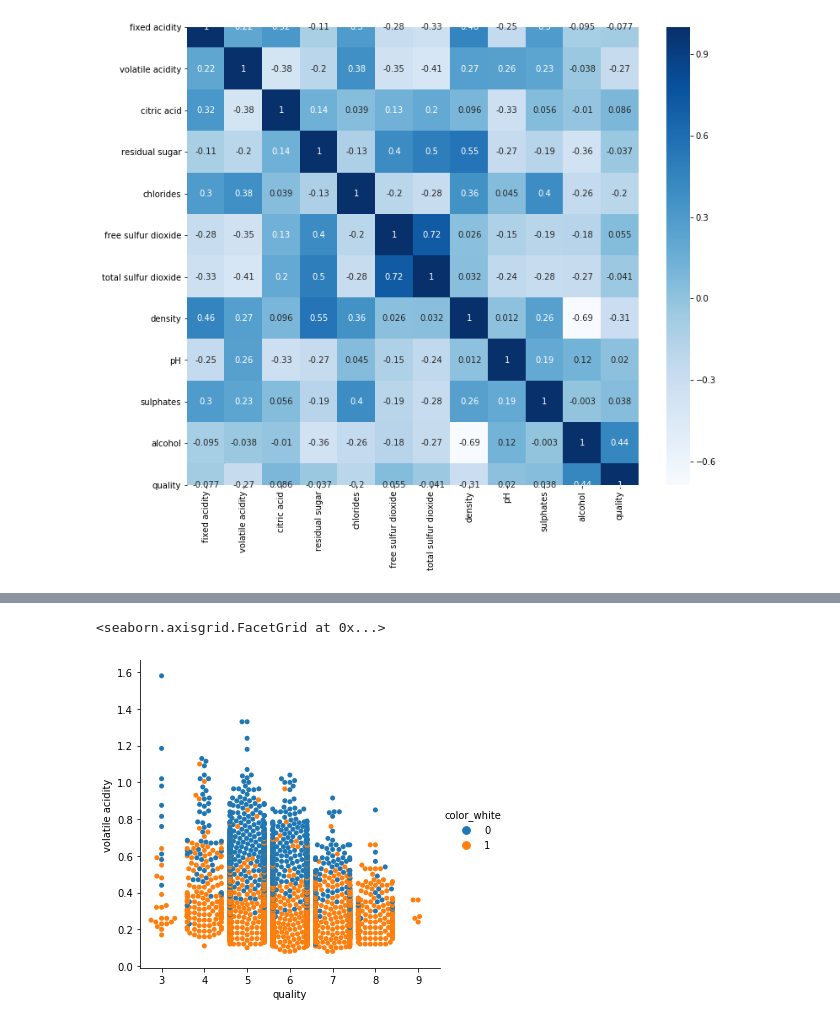
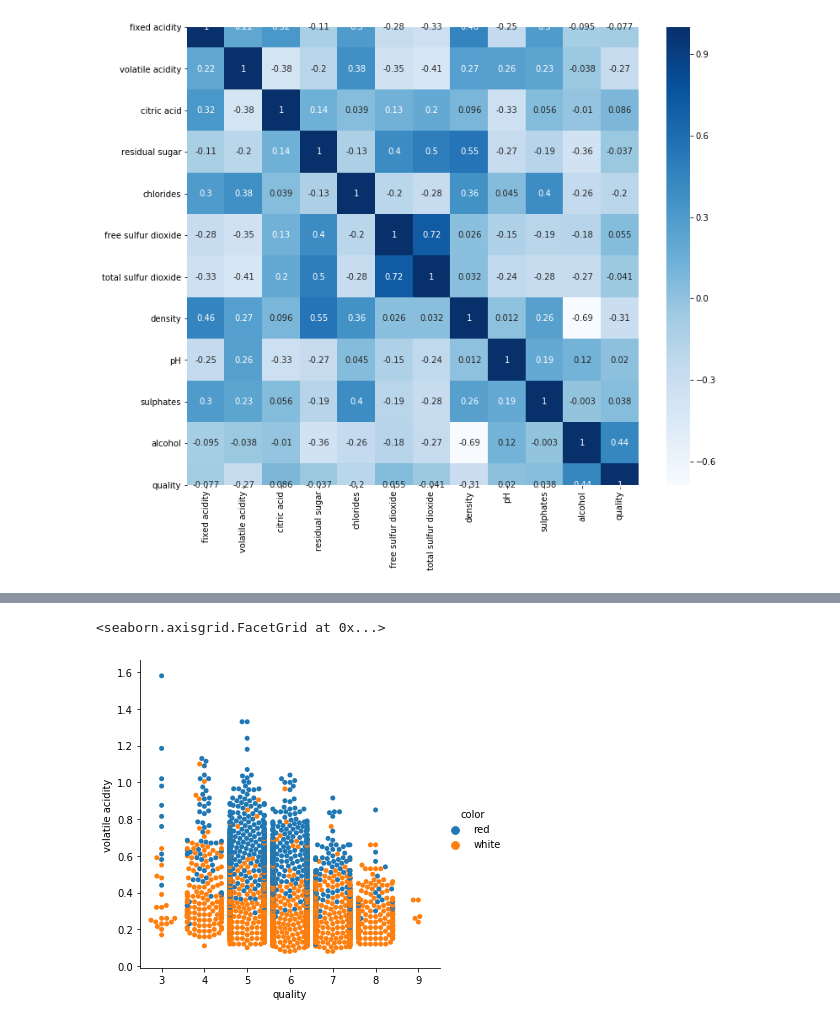
Before and after one commit to mdragt/WineQuality, a Jupyter notebook: Predict Wine Quality.ipynb, the cells around one changed output, grey strips where cells are left out. Cells and saved outputs as stored; diff of their text form; code cells hidden in the pictures.

```diff
--- a/Predict Wine Quality.ipynb
+++ b/Predict Wine Quality.ipynb
@@ -86,7 +94,3 @@ sns.heatmap(cor, annot=True, cmap=plt.cm.Blues)
 plt.show()
 # %% [output]
 [figure]
-# %%
-# make a dummy variable for "color" so we can use it in a regression
-dfDummies = pd.get_dummies(df['color'], prefix = 'color')
-df = pd.concat([df, dfDummies], axis=1)
@@ -113,8 +105,8 @@ sns.catplot(x="quality", y="fixed acidity", hue="color_white", kind="swarm", dat
 # %%
 # inspect the relationship between quality and volatile acidity
-sns.catplot(x = 'quality', y = 'volatile acidity', hue="color_white", kind="swarm", data = df)
+sns.catplot(x = 'quality', y = 'volatile acidity', hue="color", kind="swarm", data = df)
 # %% [output]
 <seaborn.axisgrid.FacetGrid at 0x...>
-[figure, old version]
+[figure, new version]
 # %%
 # inspect the relationship between quality and citric acid
```
Also changed, not shown: parts of 15 cells of this notebook, 2 other files.
